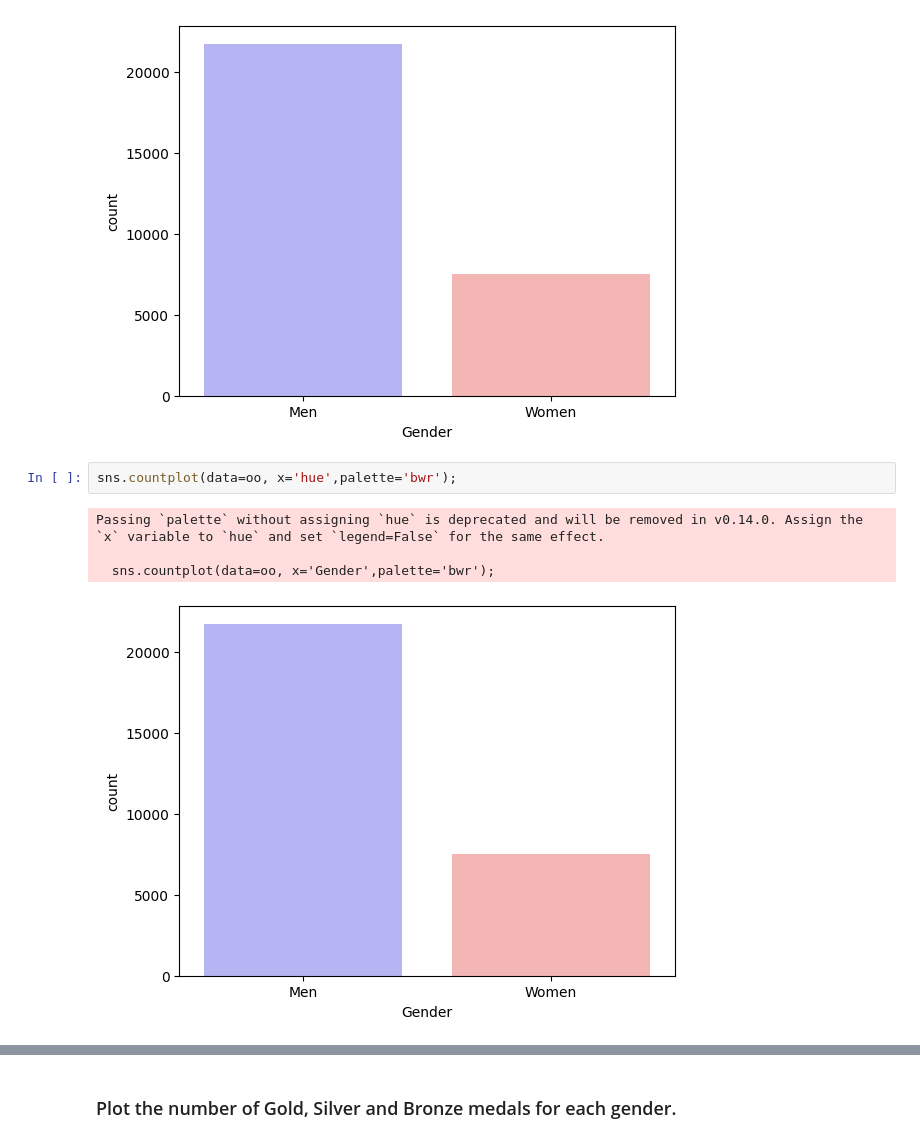
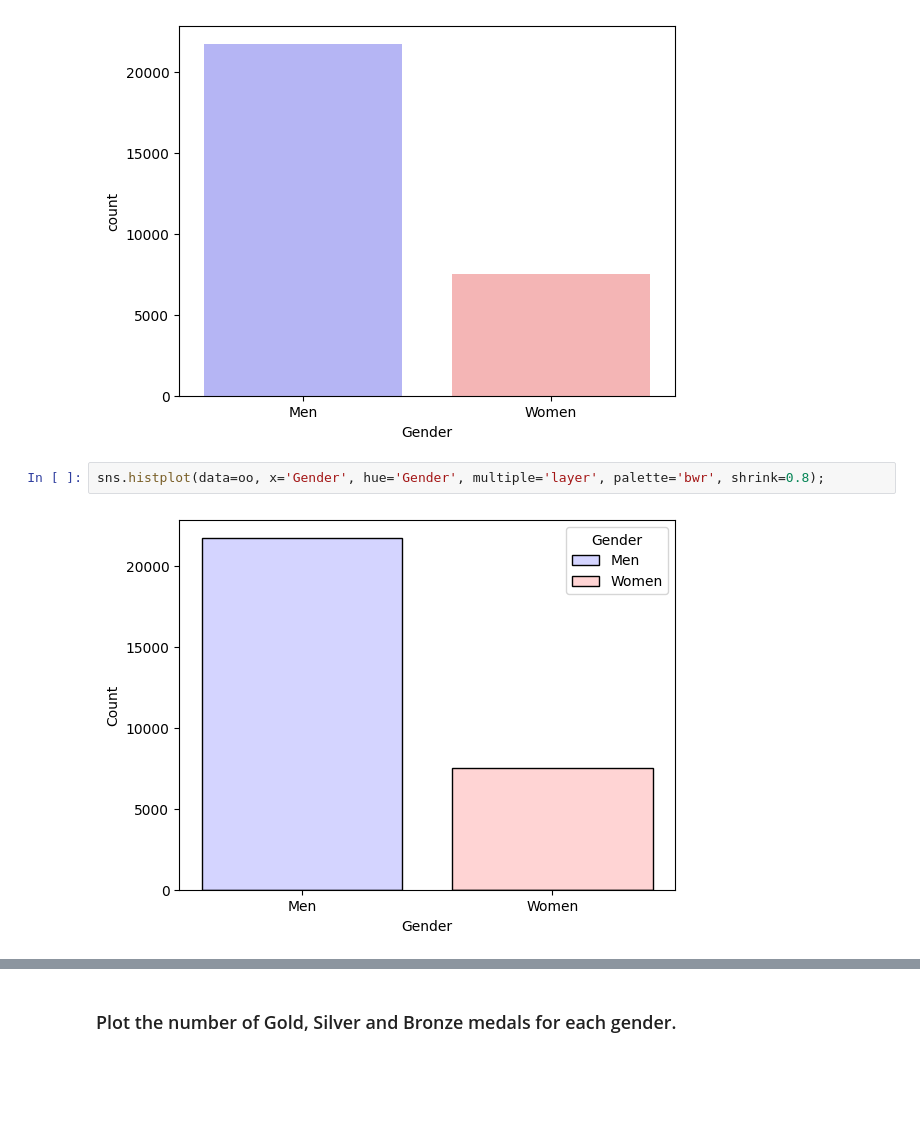
Before and after one commit to krishnabhunia/VSCode-Programs, a Jupyter notebook: pandas_linkedin_essential_code/Ch05 Basic Plotting Solution.ipynb, the cells around one changed output, grey strips where cells are left out. Drawn from its saved outputs; the diff is of its cells as text; blank space fills up the shorter version.

```diff
--- a/pandas_linkedin_essential_code/Ch05 Basic Plotting Solution.ipynb
+++ b/pandas_linkedin_essential_code/Ch05 Basic Plotting Solution.ipynb
@@ -71,9 +71,6 @@ Passing `palette` without assigning `hue` is deprecated and will be removed in v
 <Axes: xlabel='Gender', ylabel='count'>
 [figure]
 # %%
-sns.countplot(data=oo, x='hue',palette='bwr');
+sns.histplot(data=oo, x='Gender', hue='Gender', multiple='layer', palette='bwr', shrink=0.8);
 # %% [output]
-Passing `palette` without assigning `hue` is deprecated and will be removed in v0.14.0. Assign the `x` variable to `hue` and set `legend=False` for the same effect.
-
-  sns.countplot(data=oo, x='Gender',palette='bwr');
-[figure, old version]
+[figure, new version]
```
Also changed, not shown: parts of 1 cell of this notebook.
